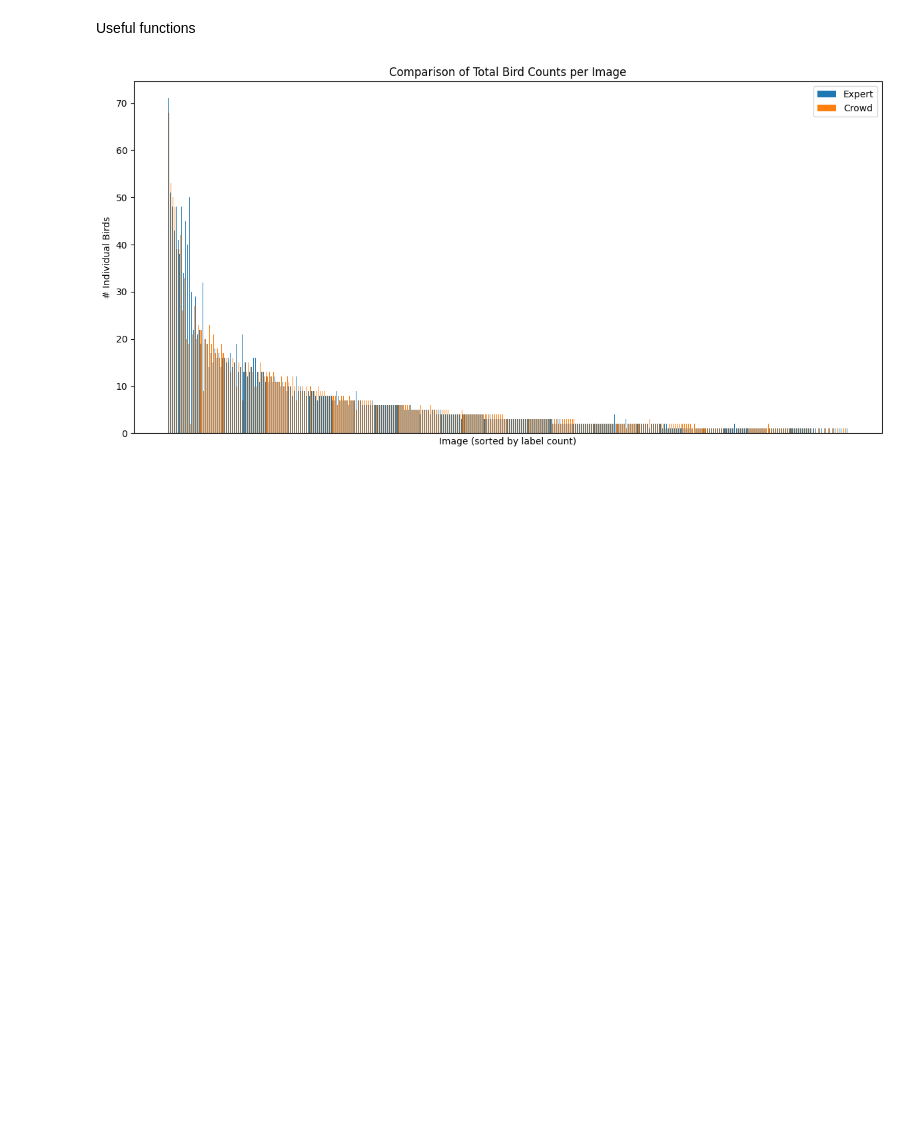
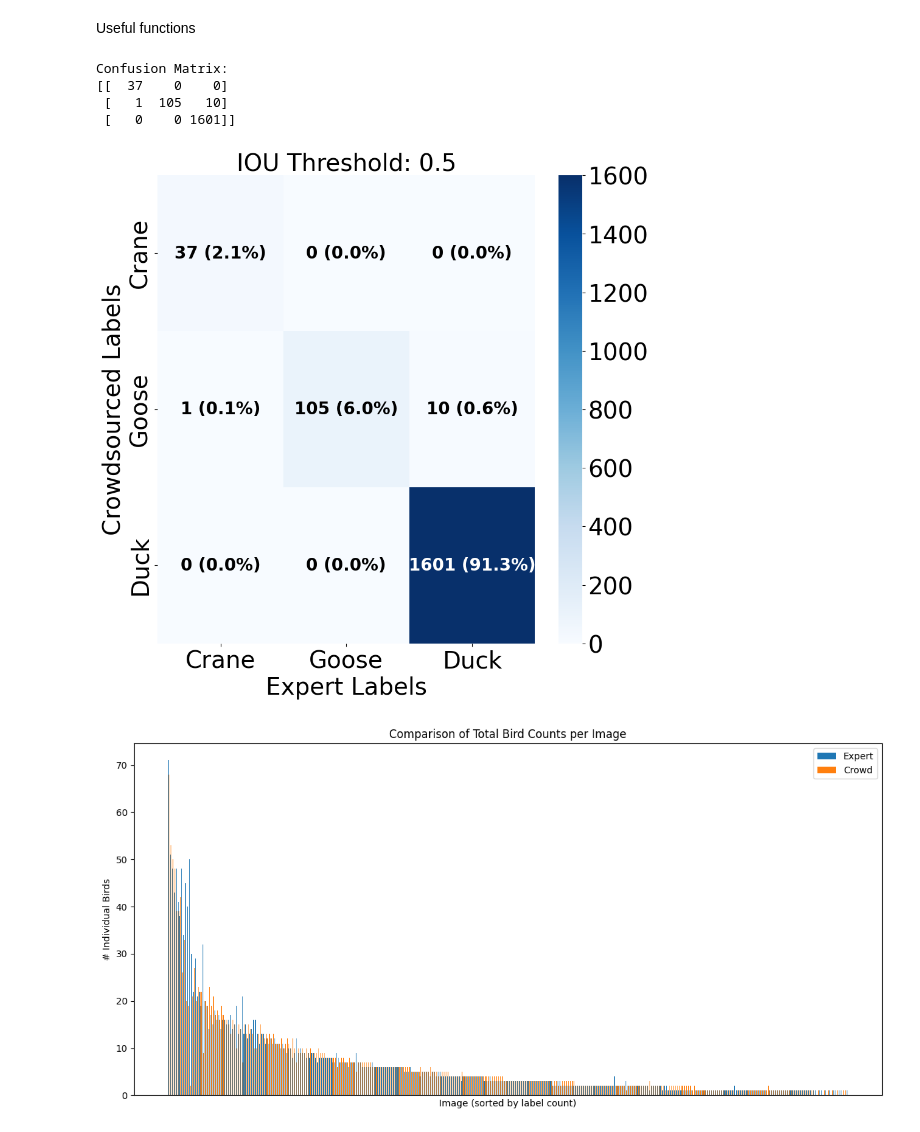
Before and after one commit to rowanoaktree/label-consensus-analysis, a Jupyter notebook: expert_crowd_agreement.ipynb, the cells around one changed output. Cells and saved outputs as stored; diff of their text form; code cells hidden in the pictures; blank space fills up the shorter version.

```diff
--- a/expert_crowd_agreement.ipynb
+++ b/expert_crowd_agreement.ipynb
@@ -56,7 +56,7 @@ with open(expert_labels_file) as csvfile:
 # Compute the confusion matrix
 
 # Define the IOU threshold and read in the labels
-iou_thresh = 0.25
+iou_thresh = 0.5
 
 # Initialize empty lists to store matching labels
 truth_list=[]
@@ -92,6 +92,11 @@ conf_matrix=confusion_matrix(truth_list,test_list)
 # Print the confusion matrix
 print('Confusion Matrix:')
 print(conf_matrix)
+# %% [output]
+Confusion Matrix:
+[[  37    0    0]
+ [   1  105   10]
+ [   0    0 1601]]
 # %%
 from sklearn.metrics import precision_score, recall_score, f1_score
 
@@ -124,6 +129,42 @@ ax.set_yticklabels(list(class_map1.values()), fontsize=28)
 
 plt.rcParams.update({'font.size': 28})
 plt.show()
+# %%
+import numpy as np
+import seaborn as sns
+import matplotlib.pyplot as plt
+
+# Calculate percentages from the confusion matrix
+total_samples = np.sum(conf_matrix)
+conf_matrix_percent = conf_matrix / total_samples * 100
+
+# Create the confusion matrix visualization
+fig, ax = plt.subplots(figsize=(10, 10))
+sns.heatmap(conf_matrix, annot=False, fmt='g', cmap='Blues', ax=ax)
+
+# Add percentages to the confusion matrix cells
+for i in range(conf_matrix.shape[0]):
+    for j in range(conf_matrix.shape[1]):
+        value = conf_matrix[i, j]
+        percent = conf_matrix_percent[i, j]
+        text = f'{value} ({percent:.1f}%)'
+        color = 'white' if percent > 50 else 'black'
+        ax.text(j + 0.5, i + 0.5, text,
+                ha='center', va='center', fontsize=20, color=color, weight='bold')
+
+# Add labels and title with increased font size
+ax.set_xlabel('Expert Labels', fontsize=28)
+ax.set_ylabel('Crowdsourced Labels', fontsize=28)
+ax.set_title('IOU Threshold: 0.5', fontsize=28)
+
+# Add class names as tick labels with increased font size
+ax.set_xticklabels(list(class_map2.values()), fontsize=28)
+ax.set_yticklabels(list(class_map1.values()), fontsize=28)
+
+plt.rcParams.update({'font.size': 28})
+plt.show()
+# %% [output]
+[figure, added]
 # %%
 # chart the confusion matrix
 fig, ax = plt.subplots(figsize=(10, 10))
```
Also changed, not shown: parts of 1 cell of this notebook.
